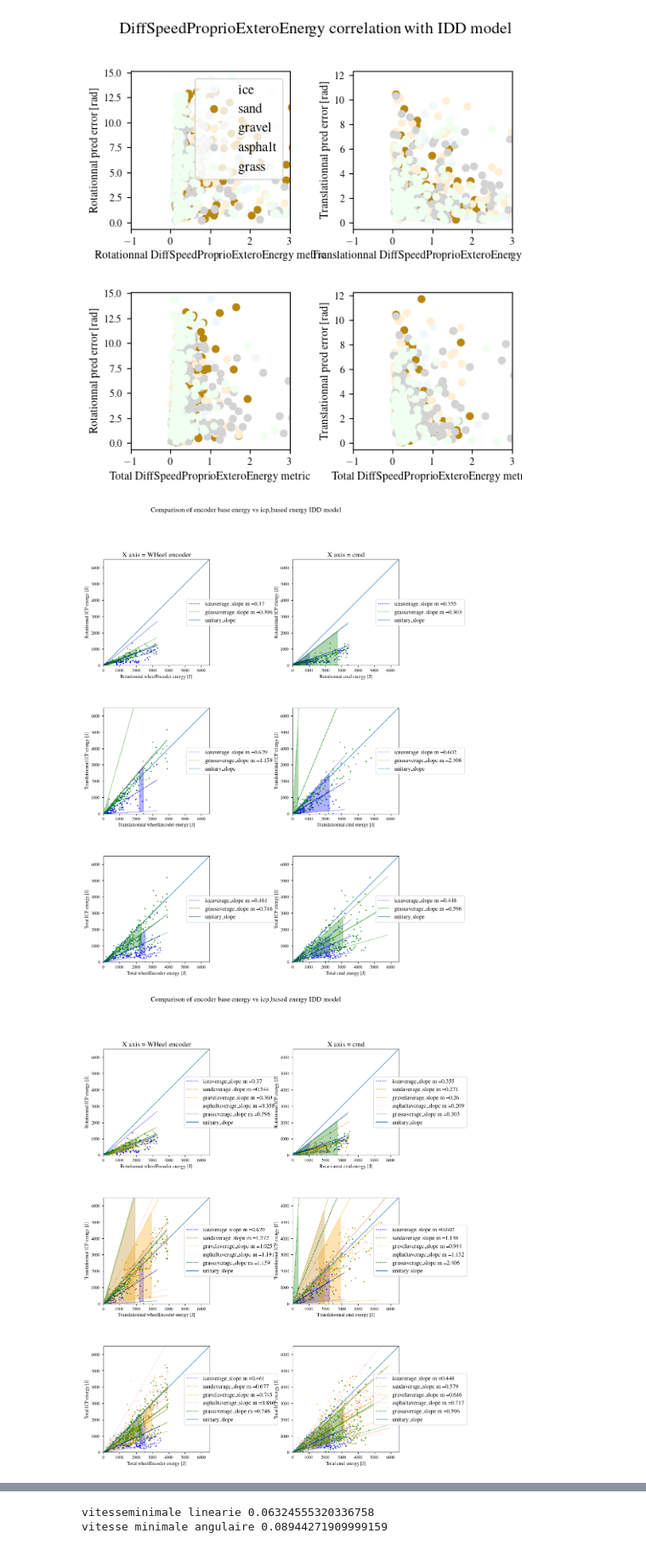
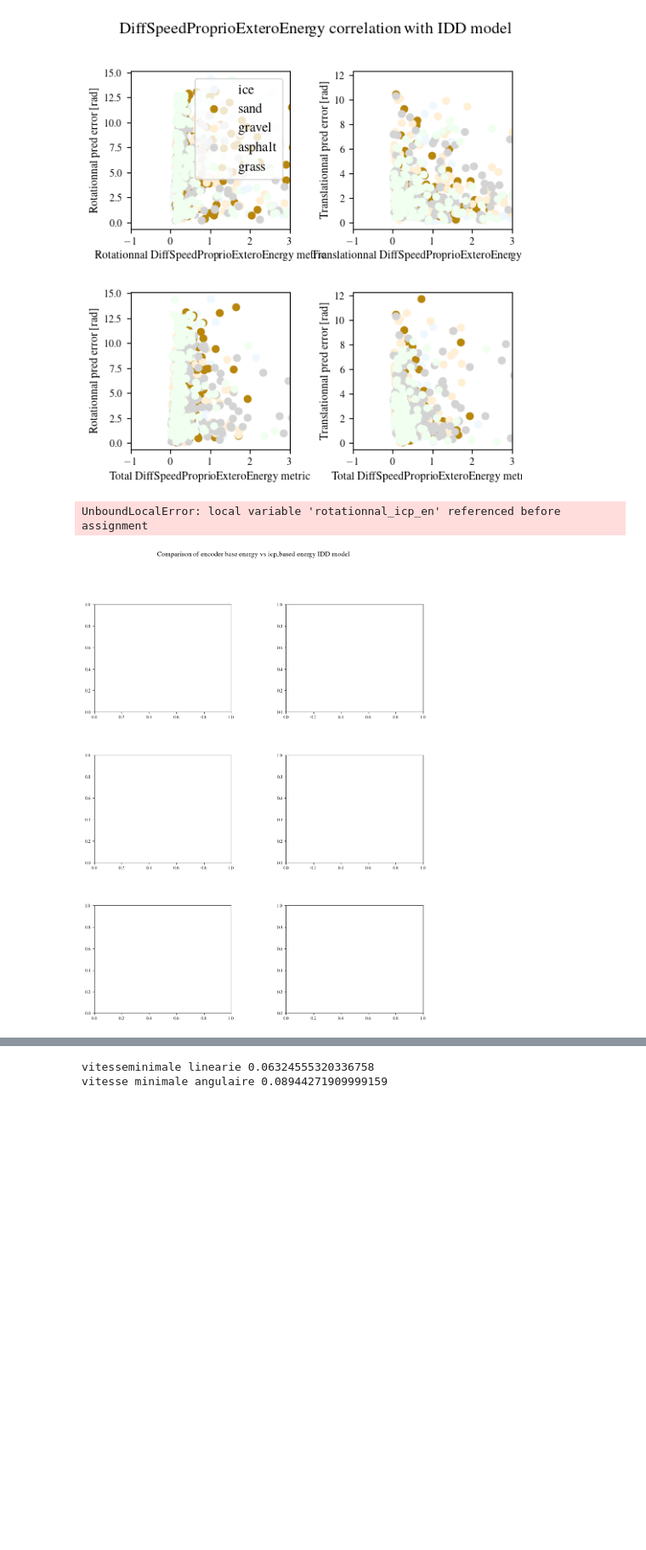
Before and after one commit to norlab-ulaval/doughnut_calib, a Jupyter notebook: drive/model_training/data_utils/dev_graph.ipynb, the cells around one changed output, grey strips where cells are left out. Shown at 85% size. Saved outputs shown, nothing was run; the diff lists cells and outputs as text; code cells hidden in the pictures; blank space fills up the shorter version.

Commit message:
fixed the scripts to extract mapping

```diff
--- a/drive/model_training/data_utils/dev_graph.ipynb
+++ b/drive/model_training/data_utils/dev_graph.ipynb
@@ -249,6 +251,21 @@ def compute_average_slope(x,y,joules_treshold=500.0):
     return m_slope,mean_slope,std_slope,metric,std_metric
 
 
+def filter_contamination(df_energy_cmd,terrain,treshold):
+
+    df = df_energy_cmd.loc[df_energy_cmd.terrain==terrain]
+
+    rotationnal_cmd = np.mean(extract_ss_based_on_ratio(df,"rotationnal_energy_metric"),axis=1)
+    translationnal_cmd = np.mean(extract_ss_based_on_ratio(df,"translationnal_energy_metric"),axis=1)
+    total_energy_cmd = np.mean(extract_ss_based_on_ratio(df,"total_energy_metric"),axis=1)
+
+
+    mask_rotationnal = (translationnal_cmd/total_energy_cmd) < treshold
+
+    mask_translationnal =  (rotationnal_cmd/total_energy_cmd)  < treshold
+
+    return mask_rotationnal, mask_translationnal
+
 
 def scatter_plot_correlation_compute_95(ax,x,y,sauce,labels,color,metric_line=False,nbr_std=1,joules_treshold=500):
 
@@ -268,10 +285,10 @@ def scatter_plot_correlation_compute_95(ax,x,y,sauce,labels,color,metric_line=Fa
     #ax.plot(x,y_line,label=labels[2]+f"_linear_fit m={np.round(slope_translation,3)} R**2 = {np.round(r_square,2)}",color=color)
     #ax.fill_between(np.ravel(x),np.ravel(y_minus_1_std),y2=np.ravel(y_plus_1_std),color=color,alpha=0.3)
 
-    #sorter = np.argsort(np.ravel(x),axis=0)
-    #x_sorted =  np.take_along_axis(np.ravel(x), sorter, axis=0)
+    sorter = np.argsort(np.ravel(x),axis=0)
+    x_sorted =  np.take_along_axis(np.ravel(x), sorter, axis=0)
 
-    x_sorted = x
+    #x_sorted = x
     if metric_line:
 
         y_pred_2 = metric * x_sorted
@@ -299,13 +316,22 @@ def scatter_plot_correlation_compute_95(ax,x,y,sauce,labels,color,metric_line=Fa
 
 
 def evaluate_different_graph(energy_encoder,energy_icp,terrain,axs,only_last_window=False,
-                            metric_x_axis_name="wheelEncoder",metric_line=False,joules_treshold=500):
+                            metric_x_axis_name="wheelEncoder",metric_line=False,joules_treshold=500,
+                            mask = []):
 
     df_energy_wheel = energy_encoder.loc[energy_encoder.terrain==terrain]
     color_dict = {"asphalt":"pink", "ice":"blue","gravel":"orange","grass":"green","sand":"darkgoldenrod"}
     df_energy_icp  = energy_icp.loc[energy_icp.terrain==terrain]
 
     if only_last_window:
+
+        if mask != []:
+            rotationnal_icp_en = rotationnal_icp_en[mask[0]]
+            rotationnal_wheel = rotationnal_wheel[mask[0]]
+
+            translationnal_icp_en = translationnal_icp_en[mask[1]]
+            translationnal_wheel = translationnal_wheel[mask[1]]
+
         rotationnal_wheel = np.mean(extract_ss_based_on_ratio(df_energy_wheel,"rotationnal_energy_metric"),axis=1)
         translationnal_wheel = np.mean(extract_ss_based_on_ratio(df_energy_wheel,"translationnal_energy_metric"),axis=1)
         total_energy_wheel = np.mean(extract_ss_based_on_ratio(df_energy_wheel,"total_energy_metric"),axis=1)
@@ -323,6 +349,9 @@ def evaluate_different_graph(energy_encoder,energy_icp,terrain,axs,only_last_win
         rotationnal_icp_en = np.mean(column_type_extractor(df_energy_icp,"rotationnal_energy_metric"),axis=1)
         translationnal_icp_en = np.mean(column_type_extractor(df_energy_icp,"translationnal_energy_metric"),axis=1)
         total_energy_icp_en = np.mean(column_type_extractor(df_energy_icp,"total_energy_metric"),axis=1)
+
+
+
 
 
     labels = [ f"Rotationnal {metric_x_axis_name} energy [J]", f"Rotationnal ICP energy [J]", terrain]
@@ -348,7 +377,7 @@ def evaluate_different_graph(energy_encoder,energy_icp,terrain,axs,only_last_win
 
 
 def graph_correlation_encoder_icp(energy_encoder, energy_icp,energy_command,percentage=False,
-                                only_last_window=False,path_to_save="",metric_line=False,zoom_0=False,
+                                only_last_window=False,path_to_save="",metric_line=False,zoom_0=False, treshold=0.05,
                                 joules_treshold=500.0):
 
     fig, axs = plt.subplots(3,2)
@@ -366,13 +395,20 @@ def graph_correlation_encoder_icp(energy_encoder, energy_icp,energy_command,perc
 
         axs_1 = axs[:,0]
         axs_2 = axs[:,1]
+
+        # Extract value energy_command
+
+        rotationnal_mask, translaitonnal_mask = filter_contamination(energy_command,terrain,treshold)
+
         row, col = evaluate_different_graph(energy_encoder,energy_icp,terrain,axs_1,only_last_window=only_last_window,
-                                            metric_x_axis_name="wheelEncoder",metric_line=metric_line,joules_treshold=joules_treshold)
+                                            metric_x_axis_name="wheelEncoder",metric_line=metric_line,joules_treshold=joules_treshold,
+                                            mask = [rotationnal_mask,translaitonnal_mask])
 
         dict_result[terrain] = row
 
         row, col = evaluate_different_graph(energy_command,energy_icp,terrain,axs_2,only_last_window=only_last_window,
-                                            metric_x_axis_name="cmd",metric_line=metric_line,joules_treshold=joules_treshold)
+                                            metric_x_axis_name="cmd",metric_line=metric_line,joules_treshold=joules_treshold,
+                                            mask = [rotationnal_mask,translaitonnal_mask])
 
         dict_result2[terrain] = row
 
@@ -407,38 +443,39 @@ def graph_correlation_encoder_icp(energy_encoder, energy_icp,energy_command,perc
         x_lim = ax.get_xlim()
         ax.plot(x_lim,y_lim,label="unitary_slope")
         ax.legend(loc='center', bbox_to_anchor=(1.2, 0.5))
 
 def correlation_graph_error(model_prediction_metric, diff_metric_res):
 
     print_column_unique_column(diff_metric_res)
     print_column_unique_column(model_prediction_metric)
     #correlation_graph_error(model_prediction_metric, diff_metric_res)
 
 
 
 #print(KineticEnergyWheelOnly)
 metric_line = False
 only_last_window = True
 zoom_0 = False
 terrain1 = "grass"
 terrain2 = "ice"
-joules_treshold = 1
+joules_treshold = 0.01
+treshold=0.05
 
 KineticEnergyWheelOnly_subset = KineticEnergyWheelOnly.loc[(KineticEnergyWheelOnly["terrain"] == terrain1) | (KineticEnergyWheelOnly.terrain == terrain2)]
 KineticEnergyICPOnly_subset = KineticEnergyICPOnly.loc[(KineticEnergyICPOnly["terrain"] == terrain1) | (KineticEnergyWheelOnly.terrain == terrain2)]
 KineticEnergyMetricOnly_subset = KineticEnergyMetricOnly.loc[(KineticEnergyMetricOnly["terrain"] == terrain1) | (KineticEnergyMetricOnly.terrain == terrain2)]
 
 graph_correlation_encoder_icp(KineticEnergyWheelOnly_subset, KineticEnergyICPOnly_subset,KineticEnergyMetricOnly_subset,
                             percentage=False,only_last_window=only_last_window,metric_line=metric_line,zoom_0=zoom_0,
-                            joules_treshold=joules_treshold)
+                            joules_treshold=joules_treshold,treshold=treshold)
 
 graph_correlation_encoder_icp(KineticEnergyWheelOnly, KineticEnergyICPOnly,KineticEnergyMetricOnly, zoom_0=zoom_0,
                             percentage=False,only_last_window=only_last_window,
-                            metric_line=metric_line,joules_treshold = joules_treshold,
+                            metric_line=metric_line,joules_treshold = joules_treshold, treshold=treshold,
                             path_to_save="/home/nicolassamson/ros2_ws/src/DRIVE/drive_datasets/results_multiple_terrain_dataframe/filtered_warthog_resultsanalysis")
 # %% [output]
+UnboundLocalError: local variable 'rotationnal_icp_en' referenced before assignment
-[figure, old version]
+[figure, new version]
-[figure, removed]
 # %%
 #print(KineticEnergyWheelOnly)
 metric_line = True
```
Also changed, not shown: parts of 2 cells of this notebook, 11 other files.
